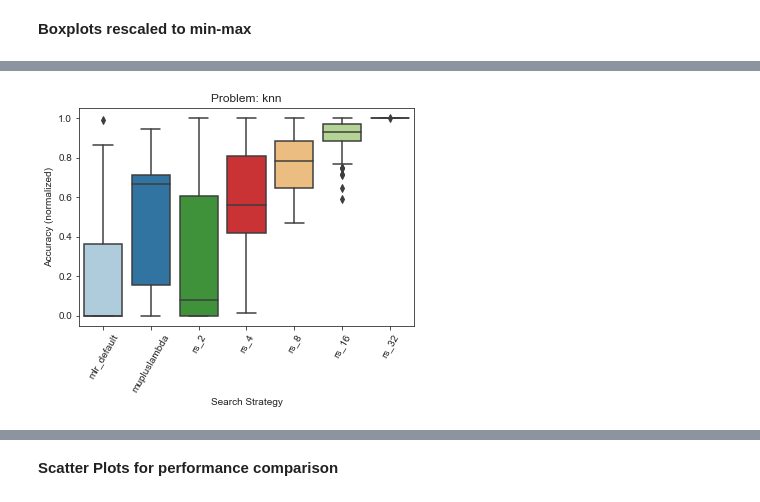
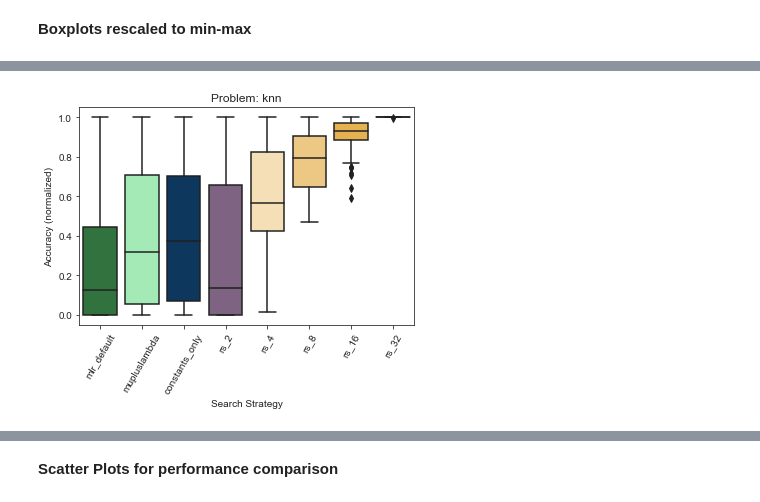
Before and after one commit to PGijsbers/symbolicdefaults, a Jupyter notebook: LogParsing-V3.ipynb, the cells around one changed output, grey strips where cells are left out. Drawn from its saved outputs; the diff is of its cells as text; code cells hidden in the pictures.

Commit message:
Surrogates

```diff
--- a/LogParsing-V3.ipynb
+++ b/LogParsing-V3.ipynb
@@ -440,20 +462,23 @@ srdf.groupby(['problem', 'search']).mean()[["out"]]
 # %% [markdown]
 **Unaggregated Boxplots:**
+# %%
+filter_search = ['random_search_100', 'random_search_200', 'random_search_300', 'rs_64', 'rs_128']
+psrdf = srdf[~srdf.search.isin(filter_search)]
+
+order  = ["mlr_default",   "sklearn_default", "symbolic_best", "mupluslambda", "constants_only"]+["rs_"+str(x) for x in [2, 4, 8,16,32]]
+colors = ["darkish green", "jade green",      "dark lime",  "light sea green", "marine blue", "dusty purple"]
+colors = sns.xkcd_palette(colors) + sns.light_palette("orange", 5)[1:] + sns.xkcd_palette(["vermillion"])
+color_dict = dict(zip(order, colors))
 # %%
 # This needs a lot of improvement: Fixed colors per algorithm ...
-filter_search = ['random_search_100', 'random_search_200', 'random_search_300', 'rs_64', 'rs_128']
+
 for problem in srdf.problem.unique():
-    psrdf = srdf[~srdf.search.isin(filter_search)]
-    psrdf = psrdf[psrdf["problem"] == problem]
+    psrdf2 = psrdf[psrdf["problem"] == problem]
     if len(psrdf):
-        colors = sns.color_palette("Paired", psrdf.search.nunique())
-        color_dict = dict(zip(psrdf.search.unique(), colors))
-        order = ["mlr_default", "sklearn_default", "symbolic_best", "mupluslambda", "constants_only"]+["rs_"+str(x) for x in [2, 4, 8,16,32]]
-        order = [x for x in order if x in psrdf.search.values]
-        p = sns.boxplot(data=psrdf, x="search", y="out", palette = color_dict, order=order)
+        order2 = [x for x in order if x in psrdf2.search.values]
+        p = sns.boxplot(data=psrdf2, x="search", y="out", palette = color_dict, order=order2)
         p.set_xticklabels(p.get_xticklabels(), rotation=60)
         p.set(ylabel='Accuracy (normalized)', xlabel='Search Strategy')
         p.set_title(f'Problem: {problem}')
-        plt.savefig(f"figures/boxplots_surrogates_{problem}.png", bbox_inches='tight', pad_inches=.1)
         plt.show()
 # %% [output]
@@ -465,18 +491,13 @@ for problem in srdf.problem.unique():
 # %% [markdown]
 **Aggregated across replications**
 # %%
-# This needs a lot of improvement: Fixed colors per algorithm ...
-aggsrdf = srdf.groupby(['problem', 'search', "task"]).mean().reset_index()
+aggsrdf = psrdf.groupby(['problem', 'search', "task"]).mean().reset_index()
 
 for problem in aggsrdf.problem.unique():
-    psrdf = aggsrdf[~aggsrdf.search.isin(filter_search)]
-    psrdf = psrdf[psrdf["problem"] == problem]
-    if len(psrdf):
-        colors = sns.color_palette("Paired", psrdf.search.nunique())
-        color_dict = dict(zip(psrdf.search.unique(), colors))
-        order = ["mlr_default", "sklearn_default", "symbolic_best", "mupluslambda", "constants_only"]+["rs_"+str(x) for x in [2, 4, 8,16,32]]
-        order = [x for x in order if x in psrdf.search.values]
-        p = sns.boxplot(data=psrdf, x="search", y="out", palette = color_dict, order=order)
+    psrdf2 = psrdf[psrdf["problem"] == problem]
+    if len(psrdf2):
+        order2 = [x for x in order if x in psrdf2.search.values]
+        p = sns.boxplot(data=psrdf2, x="search", y="out", palette = color_dict, order=order2)
         p.set_xticklabels(p.get_xticklabels(), rotation=60)
         p.set(ylabel='Accuracy (normalized)', xlabel='Search Strategy')
         p.set_title(f'Problem: {problem}')
@@ -498,15 +542,12 @@ for problem in aggsrdf.problem.unique():
     psrdf = aggsrdf[~aggsrdf.search.isin(filter_search)]
     psrdf = psrdf[psrdf["problem"] == problem]
     if len(psrdf):
-        colors = sns.color_palette("Paired", psrdf.search.nunique())
-        color_dict = dict(zip(psrdf.search.unique(), colors))
-        order = ["mlr_default", "sklearn_default", "symbolic_best", "mupluslambda", "constants_only"]+["rs_"+str(x) for x in [2, 4, 8,16,32]]
-        order = [x for x in order if x in psrdf.search.values]
+        order2 = [x for x in order if x in psrdf.search.values]
         psrdf["out"] = psrdf.groupby("task")["out"].apply(lambda x: (x - min(x)) / (max(x) - min(x)))
-        p = sns.boxplot(data=psrdf, x="search", y="out", palette = color_dict, order=order)
+        p = sns.boxplot(data=psrdf, x="search", y="out", palette = color_dict, order=order2)
         p.set_xticklabels(p.get_xticklabels(), rotation=60)
         p.set(ylabel='Accuracy (normalized)', xlabel='Search Strategy')
         p.set_title(f'Problem: {problem}')
-        plt.savefig(f"figures/boxplots_surrogates_agg_{problem}.png", bbox_inches='tight', pad_inches=.1)
+        plt.savefig(f"figures/boxplots_surrogates_rescaled_agg_{problem}.png", bbox_inches='tight', pad_inches=.1)
         plt.show()
 # %% [output]
@@ -514 +555 @@ for problem in aggsrdf.problem.unique():
-[figure, old version]
+[figure, new version]
```
Also changed, not shown: parts of 31 cells of this notebook, 1 other file.
